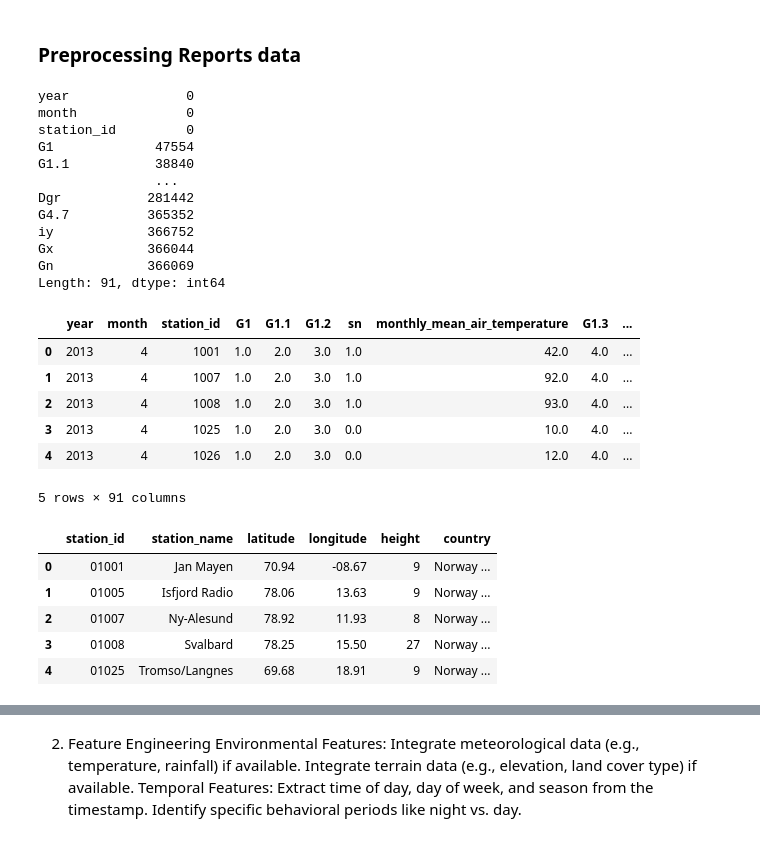
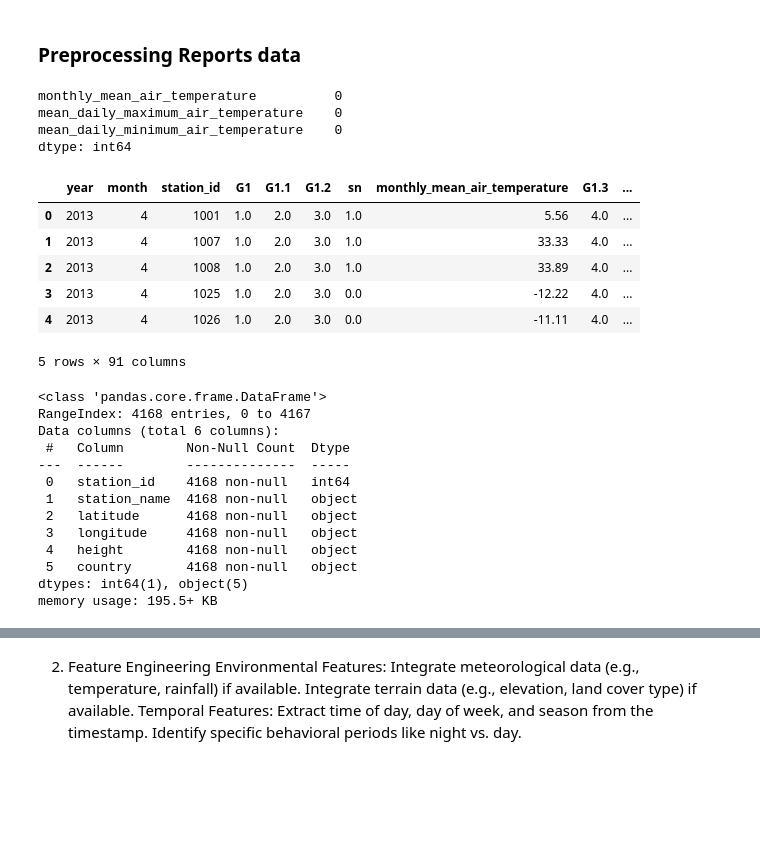
Before and after one commit to HenriqueGuima/ML-Jaguar-Movement-Geo-Referencing, a Jupyter notebook: main.ipynb, the cells around one changed output, grey strips where cells are left out. Cells and saved outputs as stored; diff of their text form; code cells hidden in the pictures; blank space fills up the shorter version.

Commit message:
Renamed features in stations dataset; Merged both datasets by countries in jaguar_movement_data

```diff
--- a/main.ipynb
+++ b/main.ipynb
@@ -222,6 +222,9 @@ stations_data.to_csv('DataS1/dwd-cdc_station_data_ww.csv', index=False)
 Warning: Looks like you're using an outdated `kagglehub` version (installed: 0.3.5), please consider upgrading to the latest version (0.3.6).
 # %% [markdown]
 ### Preprocessing Reports data
+# %%
+def farenheit_to_celsius(farenheit):
+    return (farenheit - 32) * 5.0/9.0
 # %%
 # Remove columns
 reports_data_dropped = reports_data.drop(['Po', 'Po.1', 'P', 'P.1', 'T.1', 'st', 'st.1',
@@ -244,67 +247,86 @@ reports_data_renamed = reports_data_dropped.rename(columns={'IIiii':'station_id'
                                             'Tx':'mean_daily_maximum_air_temperature',
                                             'Tn':'mean_daily_minimum_air_temperature',
                                             'R1':'total_precipitation_month', 'S1':'total_sunshine_month',
                                             'ps':'percentage_total_sunshine_duration_relative_normal',
                                             'P0':'monthly_mean_pressure_station_level', 'e':'mean_vapor_pressure_month',
                                             'nr':'number_days_month_precipitation',
                                             'yP':'missing_years_air_pressure', 'yR':'missing_years_precipitation', 'yS':'missing_years_sunshine_duration',
                                             'yT':'missing_years_mean_air_temperature', 'yTx':'missing_years_mean_extreme_air_temperature', 'ye':'missing_years_vapor_pressure',
                                             'T25':'days_month_maximum_air_temperature_25', 'T30':'days_month_maximum_air_temperature_30',
                                             'T35':'days_month_maximum_air_temperature_35', 'T40':'days_month_maximum_air_temperature_40',
                                             'Tn0':'days_month_minimum_air_temperature_0', 'Tx0':'days_month_maximum_air_temperature_0', 'R01':'days_month_precipitation_1',
                                             'R05':'days_month_precipitation_5', 'R10':'days_month_precipitation_10', 'R50':'days_month_precipitation_50',
                                             'R100':'days_month_precipitation_100', 'R150':'days_month_precipitation_150', 's00':'days_month_snow_depth_0',
                                             's01':'days_month_snow_depth_1', 's10':'days_month_snow_depth_10', 's50':'days_month_snow_depth_50', 'f10':'days_month_wind_speed_10',
                                             'f20':'days_month_wind_speed_20', 'f30':'days_month_wind_speed_30', 'V1':'days_month_visibility_50', 'V2':'days_month_visibility_100',
                                             'V3':'days_month_visibility_1000', 'yn': 'day_lowest_daily_mean_air_temperature_month', 'yax': 'day_highest_daily_mean_air_temperature_month', 'yan':'day_lowest_air_tempreature_month',
                                             'Rx':'highest_daily_amount_precipitation_month_tenths_mm',  'yr':'day_highest_daily_amount_precipitation_month'})
 
 # Remove rows with missing values in [year]
 reports_data_renamed = reports_data_renamed.dropna(subset=['year'])
 
 # Enconde Year, Month, and Station ID to integer
-reports_data_renamed['year'] = reports_data_renamed['year'].astype(int)
-reports_data_renamed['month'] = reports_data_renamed['month'].astype(int)
-reports_data_renamed['station_id'] = reports_data_renamed['station_id'].astype(int)
+reports_data_renamed['year'] = reports_data_renamed['year'].apply(lambda x: int(x) if pd.notnull(x) else x)
+reports_data_renamed['month'] = reports_data_renamed['month'].apply(lambda x: int(x) if pd.notnull(x) else x)
+reports_data_renamed['station_id'] = reports_data_renamed['station_id'].apply(lambda x: int(x) if pd.notnull(x) else x)
+reports_data_renamed['sn'] = reports_data_renamed['sn'].apply(lambda x: int(x) if pd.notnull(x) else x)
+
+# Convert temperature features to Celsius
+# °C = (°F - 32) × 5/9
+reports_data_renamed['monthly_mean_air_temperature'] = farenheit_to_celsius(reports_data_renamed['monthly_mean_air_temperature']).round(2)
+reports_data_renamed['mean_daily_maximum_air_temperature'] =  farenheit_to_celsius(reports_data_renamed['mean_daily_maximum_air_temperature']).round(2)
+reports_data_renamed['mean_daily_minimum_air_temperature'] = farenheit_to_celsius(reports_data_renamed['mean_daily_minimum_air_temperature']).round(2)
+
+# Check for missing values in temperature features
+# print(reports_data_renamed[['monthly_mean_air_temperature', 'mean_daily_maximum_air_temperature', 'mean_daily_minimum_air_temperature']].isnull().sum())
+
+# Fill missing values with the mean
+reports_data_renamed['monthly_mean_air_temperature'] = reports_data_renamed['monthly_mean_air_temperature'].fillna(reports_data_renamed['monthly_mean_air_temperature'].mean())
+reports_data_renamed['mean_daily_maximum_air_temperature'] = reports_data_renamed['mean_daily_maximum_air_temperature'].fillna(reports_data_renamed['mean_daily_maximum_air_temperature'].mean())
+reports_data_renamed['mean_daily_minimum_air_temperature'] = reports_data_renamed['mean_daily_minimum_air_temperature'].fillna(reports_data_renamed['mean_daily_minimum_air_temperature'].mean())
+
+print(reports_data_renamed[['monthly_mean_air_temperature', 'mean_daily_maximum_air_temperature', 'mean_daily_minimum_air_temperature']].isnull().sum())
 
 # # Show null values
 # print(reports_data_renamed.isnull().sum())
-
 reports_data_renamed.to_csv('DataS1/monthly-climat-reports-from-stations-worldwide-cleaned.csv', index=False)
 
 reports_data_renamed.head()
 # %% [output]
-year               0
-month              0
-station_id         0
-G1             47554
-G1.1           38840
-               ...
-Dgr           281442
-G4.7          365352
-iy            366752
-Gx            366044
-Gn            366069
-Length: 91, dtype: int64
+monthly_mean_air_temperature          0
+mean_daily_maximum_air_temperature    0
+mean_daily_minimum_air_temperature    0
+dtype: int64
 |  | year | month | station_id | G1 | G1.1 | G1.2 | sn | monthly_mean_air_temperature | G1.3 | ... |
-| 0 | 2013 | 4 | 1001 | 1.0 | 2.0 | 3.0 | 1.0 | 42.0 | 4.0 | ... |
-| 1 | 2013 | 4 | 1007 | 1.0 | 2.0 | 3.0 | 1.0 | 92.0 | 4.0 | ... |
-| 2 | 2013 | 4 | 1008 | 1.0 | 2.0 | 3.0 | 1.0 | 93.0 | 4.0 | ... |
-| 3 | 2013 | 4 | 1025 | 1.0 | 2.0 | 3.0 | 0.0 | 10.0 | 4.0 | ... |
-| 4 | 2013 | 4 | 1026 | 1.0 | 2.0 | 3.0 | 0.0 | 12.0 | 4.0 | ... |
+| 0 | 2013 | 4 | 1001 | 1.0 | 2.0 | 3.0 | 1.0 | 5.56 | 4.0 | ... |
+| 1 | 2013 | 4 | 1007 | 1.0 | 2.0 | 3.0 | 1.0 | 33.33 | 4.0 | ... |
+| 2 | 2013 | 4 | 1008 | 1.0 | 2.0 | 3.0 | 1.0 | 33.89 | 4.0 | ... |
+| 3 | 2013 | 4 | 1025 | 1.0 | 2.0 | 3.0 | 0.0 | -12.22 | 4.0 | ... |
+| 4 | 2013 | 4 | 1026 | 1.0 | 2.0 | 3.0 | 0.0 | -11.11 | 4.0 | ... |
 5 rows × 91 columns
 # %%
 stations_data.dtypes
 
 # Rename columns
 # 0: Station ID, 1: Station Name, 2: Latitude, 3: Longitude, 4:Height, 5: Country
-stations_data = stations_data.rename(columns={'0':'station_id', '1':'station_name', '2':'latitude', '3':'longitude', '4':'height', '5':'country'})
+stations_data_renamed = stations_data.rename(columns={'0':'station_id', '1':'station_name', '2':'latitude', '3':'longitude', '4':'height', '5':'country'})
+stations_data_renamed['station_id'] = stations_data_renamed['station_id'].str.strip()
+stations_data_renamed = stations_data_renamed[:-1]
+stations_data_renamed['station_id'] = stations_data_renamed['station_id'].apply(lambda x: int(x) if pd.notnull(x) else x)
 
-stations_data.head()
+stations_data_renamed.head()
+stations_data_renamed.info()
 # %% [output]
-|  | station_id | station_name | latitude | longitude | height | country |
-| 0 | 01001 | Jan Mayen | 70.94 | -08.67 | 9 | Norway ... |
-| 1 | 01005 | Isfjord Radio | 78.06 | 13.63 | 9 | Norway ... |
-| 2 | 01007 | Ny-Alesund | 78.92 | 11.93 | 8 | Norway ... |
-| 3 | 01008 | Svalbard | 78.25 | 15.50 | 27 | Norway ... |
-| 4 | 01025 | Tromso/Langnes | 69.68 | 18.91 | 9 | Norway ... |
+<class 'pandas.core.frame.DataFrame'>
+RangeIndex: 4168 entries, 0 to 4167
+Data columns (total 6 columns):
+ #   Column        Non-Null Count  Dtype
+---  ------        --------------  -----
+ 0   station_id    4168 non-null   int64
+ 1   station_name  4168 non-null   object
+ 2   latitude      4168 non-null   object
+ 3   longitude     4168 non-null   object
+ 4   height        4168 non-null   object
+ 5   country       4168 non-null   object
+dtypes: int64(1), object(5)
+memory usage: 195.5+ KB
```
Also changed, not shown: parts of 1 cell of this notebook.
